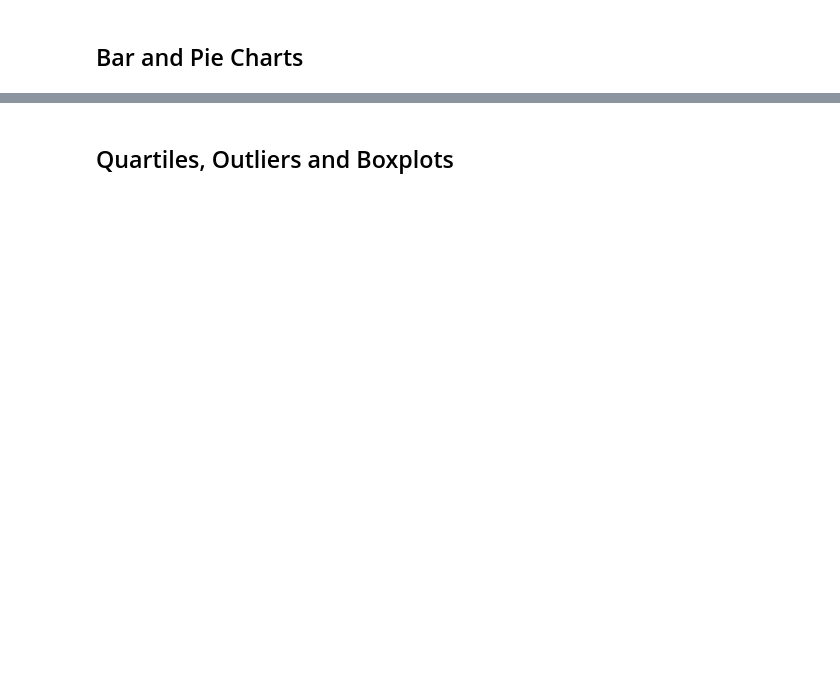
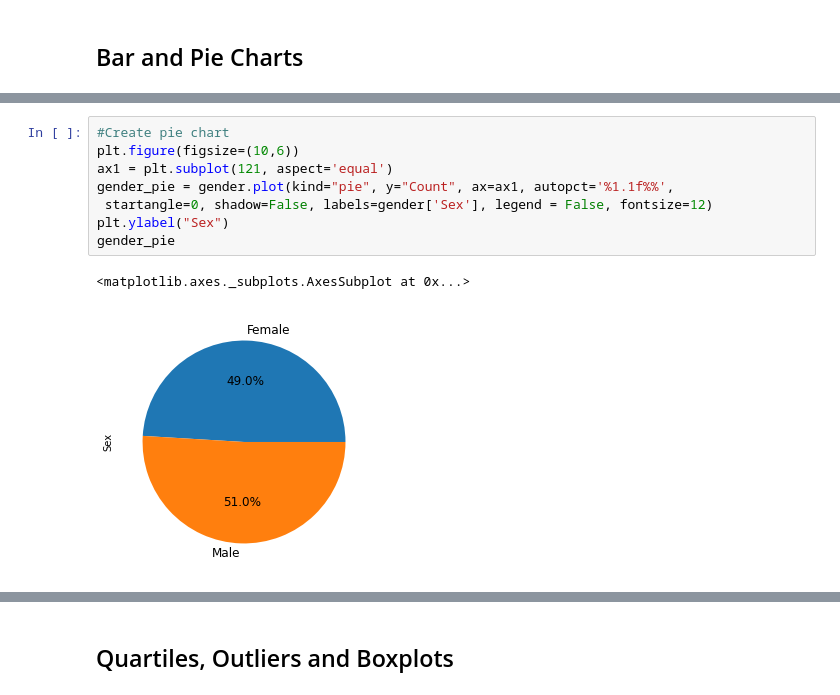
Before and after one commit to pbutler15/Matplotlib, a Jupyter notebook: Pymaceuticals/_pymaceuticals_starter.ipynb, the cells around one changed output, grey strips where cells are left out. Cells and saved outputs as stored; diff of their text form; blank space fills up the shorter version.

```diff
--- a/Pymaceuticals/_pymaceuticals_starter.ipynb
+++ b/Pymaceuticals/_pymaceuticals_starter.ipynb
@@ -51,0 +223,11 @@ FileNotFoundError: [Errno 2] File ../Resources/Study_results does not exist: '..
+# %%
+#Create pie chart
+plt.figure(figsize=(10,6))
+ax1 = plt.subplot(121, aspect='equal')
+gender_pie = gender.plot(kind="pie", y="Count", ax=ax1, autopct='%1.1f%%',
+ startangle=0, shadow=False, labels=gender['Sex'], legend = False, fontsize=12)
+plt.ylabel("Sex")
+gender_pie
+# %% [output]
+<matplotlib.axes._subplots.AxesSubplot at 0x...>
+[figure, added]
```
Also changed, not shown: parts of 30 cells of this notebook, 4 other files.
